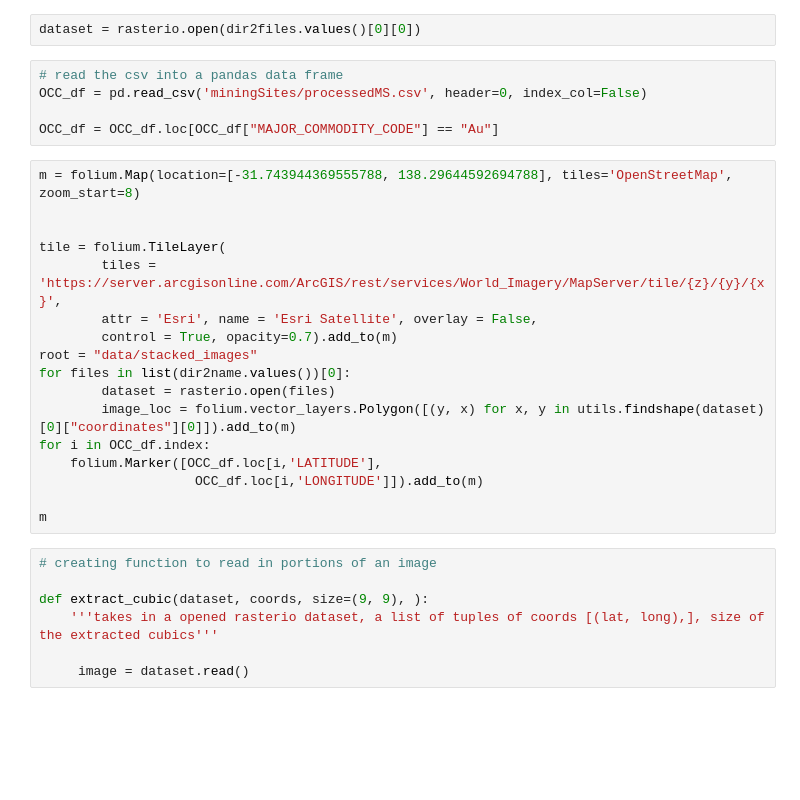
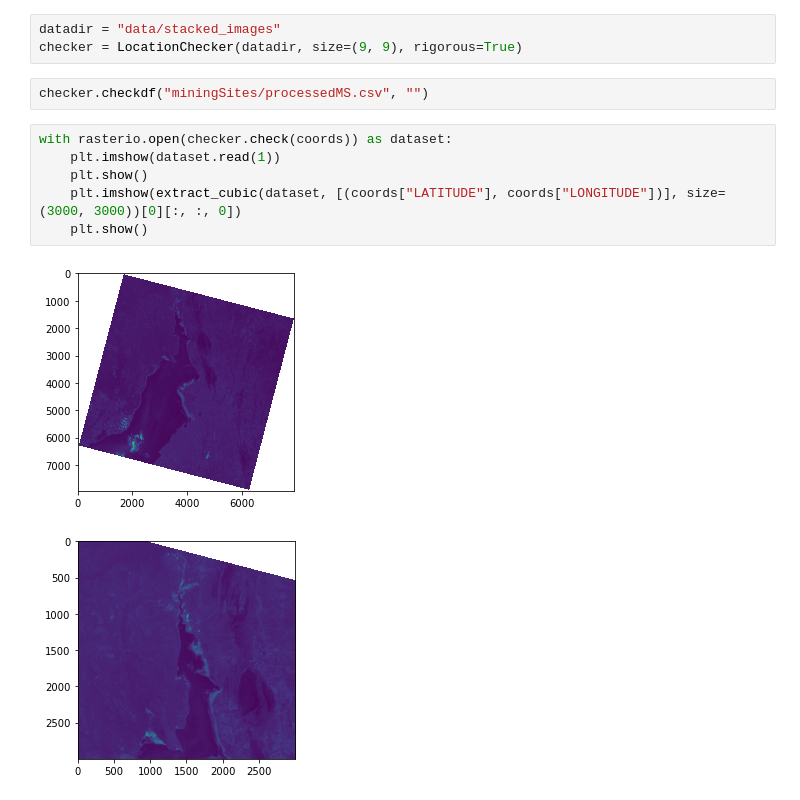
Before and after one commit to minerals-confetti/ExploreSA-Challenge, a Jupyter notebook: dev.ipynb, the cells around one changed output. Cells and saved outputs as stored; diff of their text form; blank space fills up the shorter version.

```diff
--- a/dev.ipynb
+++ b/dev.ipynb
@@ -17,31 +13,14 @@ utils.collate_images(dir2name.values())
-# %%
-dataset = rasterio.open(dir2files.values()[0][0])
-# %%
-# read the csv into a pandas data frame
-OCC_df = pd.read_csv('miningSites/processedMS.csv', header=0, index_col=False)
-
-OCC_df = OCC_df.loc[OCC_df["MAJOR_COMMODITY_CODE"] == "Au"]
-# %%
-m = folium.Map(location=[-31.743944369555788, 138.29644592694788], tiles='OpenStreetMap', zoom_start=8)
-
-
-tile = folium.TileLayer(
-        tiles = 'https://server.arcgisonline.com/ArcGIS/rest/services/World_Imagery/MapServer/tile/{z}/{y}/{x}',
-        attr = 'Esri', name = 'Esri Satellite', overlay = False,
-        control = True, opacity=0.7).add_to(m)
-root = "data/stacked_images"
-for files in list(dir2name.values())[0]:
-        dataset = rasterio.open(files)
-        image_loc = folium.vector_layers.Polygon([(y, x) for x, y in utils.findshape(dataset)[0]["coordinates"][0]]).add_to(m)
-for i in OCC_df.index:
-    folium.Marker([OCC_df.loc[i,'LATITUDE'],
-                    OCC_df.loc[i,'LONGITUDE']]).add_to(m)
-
-m
-# %%
-# creating function to read in portions of an image
-
-def extract_cubic(dataset, coords, size=(9, 9), ):
-    '''takes in a opened rasterio dataset, a list of tuples of coords [(lat, long),], size of the extracted cubics'''
-
-     image = dataset.read()
+# %%
+datadir = "data/stacked_images"
+checker = LocationChecker(datadir, size=(9, 9), rigorous=True)
+# %%
+checker.checkdf("miningSites/processedMS.csv", "")
+# %%
+with rasterio.open(checker.check(coords)) as dataset:
+    plt.imshow(dataset.read(1))
+    plt.show()
+    plt.imshow(extract_cubic(dataset, [(coords["LATITUDE"], coords["LONGITUDE"])], size=(3000, 3000))[0][:, :, 0])
+    plt.show()
+# %% [output]
+[figure, added]
+[figure, added]
```
Also changed, not shown: parts of 3 cells of this notebook, 3 other files.
